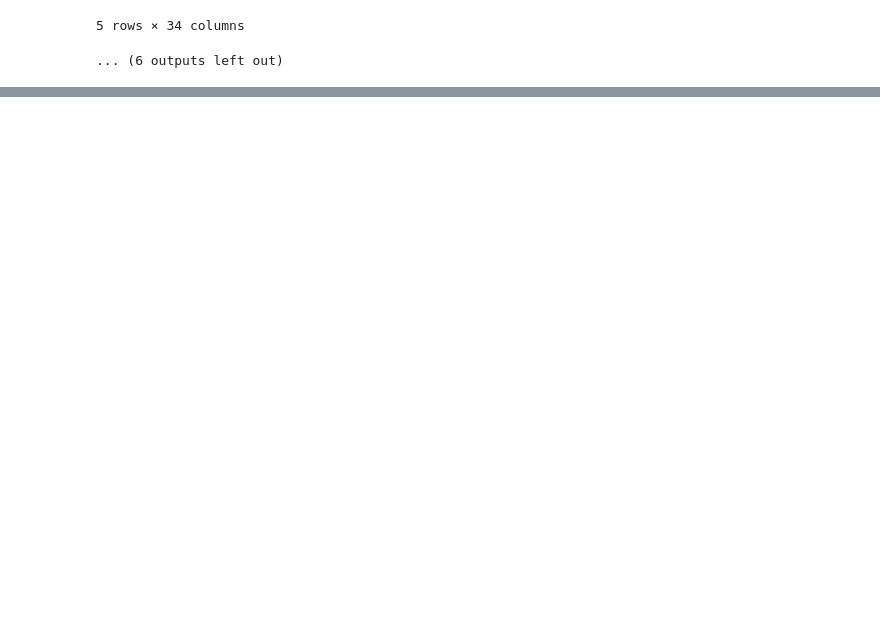
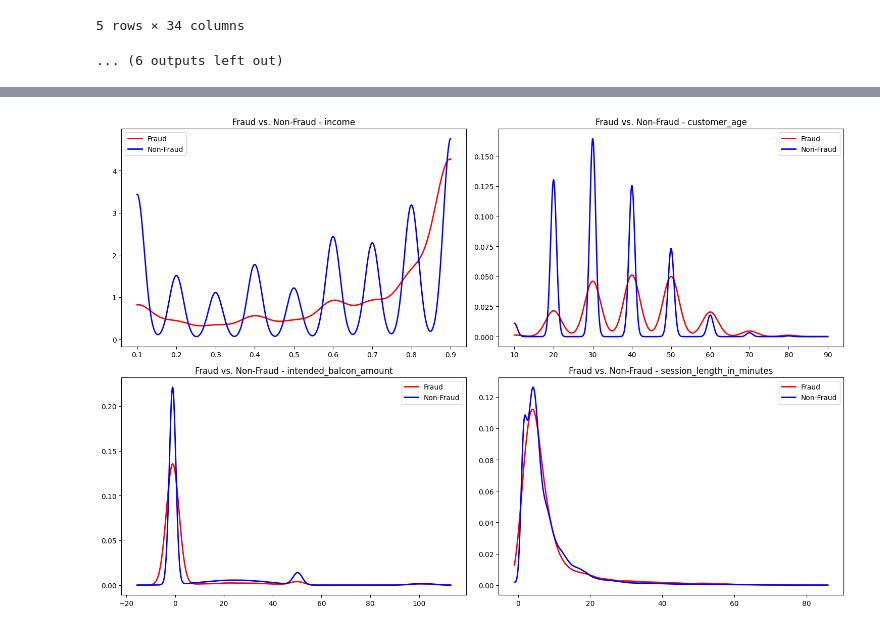
Before and after one commit to TomMcIver/Bank-Account-Fraud, a Jupyter notebook: bank-account-fraud-detection.ipynb, the cells around one changed output, grey strips where cells are left out. Drawn from its saved outputs; the diff is of its cells as text; code cells hidden in the pictures; blank space fills up the shorter version.

```diff
--- a/bank-account-fraud-detection.ipynb
+++ b/bank-account-fraud-detection.ipynb
@@ -117,0 +204,51 @@ fig.show()
+# %%
+import numpy as np
+import matplotlib.pyplot as plt
+from scipy import stats
+from tqdm.notebook import tqdm
+
+
+df = datasets["Base.csv"]
+
+#fraud vs non-fraud cases
+fraud_cases = df[df["fraud_bool"] == 1]
+non_fraud_cases = df[df["fraud_bool"] == 0]
+
+
+features = ["income", "customer_age", "intended_balcon_amount", "session_length_in_minutes"]
+
+
+plt.figure(figsize=(15, 10))
+progress_bar = tqdm(total=len(features), desc="Processing Fraud vs. Non-Fraud")
+
+for i, feature in enumerate(features, 1):
+    plt.subplot(2, 2, i)
+
+    if feature in df.columns:
+        # Handle na
+        fraud_data = fraud_cases[feature].replace([np.inf, -np.inf], np.nan).dropna()
+        non_fraud_data = non_fraud_cases[feature].replace([np.inf, -np.inf], np.nan).dropna()
+
+        if len(fraud_data) > 0 and len(non_fraud_data) > 0:
+            x_min = min(fraud_data.min(), non_fraud_data.min())
+            x_max = max(fraud_data.max(), non_fraud_data.max())
+            x = np.linspace(x_min, x_max, 1000)
+
+            #gaussian kde
+            kde_fraud = stats.gaussian_kde(fraud_data)
+            kde_non_fraud = stats.gaussian_kde(non_fraud_data)
+
+            # plot kde
+            plt.plot(x, kde_fraud(x), label="Fraud", linewidth=2, color="red")
+            plt.plot(x, kde_non_fraud(x), label="Non-Fraud", linewidth=2, color="blue")
+
+    plt.title(f"Fraud vs. Non-Fraud - {feature}")
+    plt.legend()
+
+    progress_bar.update(1)
+
+progress_bar.close()
+plt.tight_layout()
+plt.show()
+# %% [output]
+[figure, added]
```
Also changed, not shown: parts of 2 cells of this notebook.
